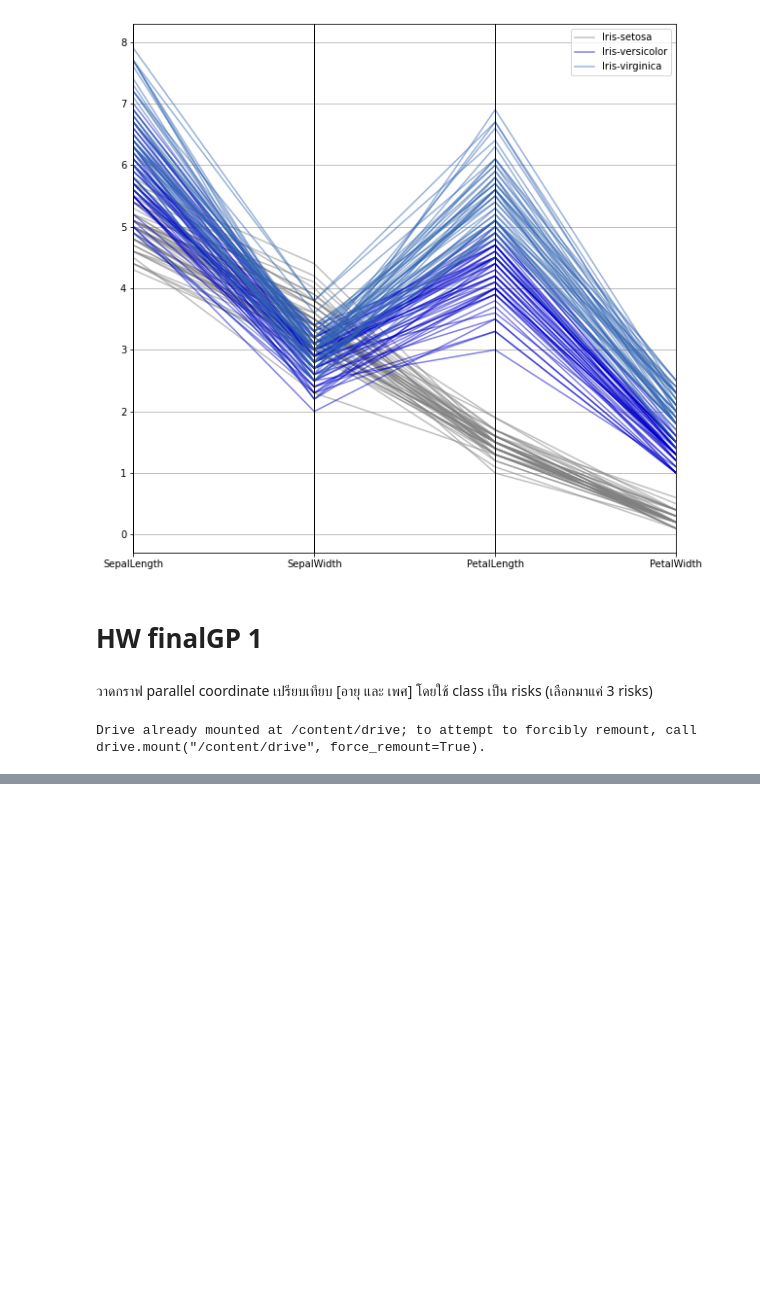
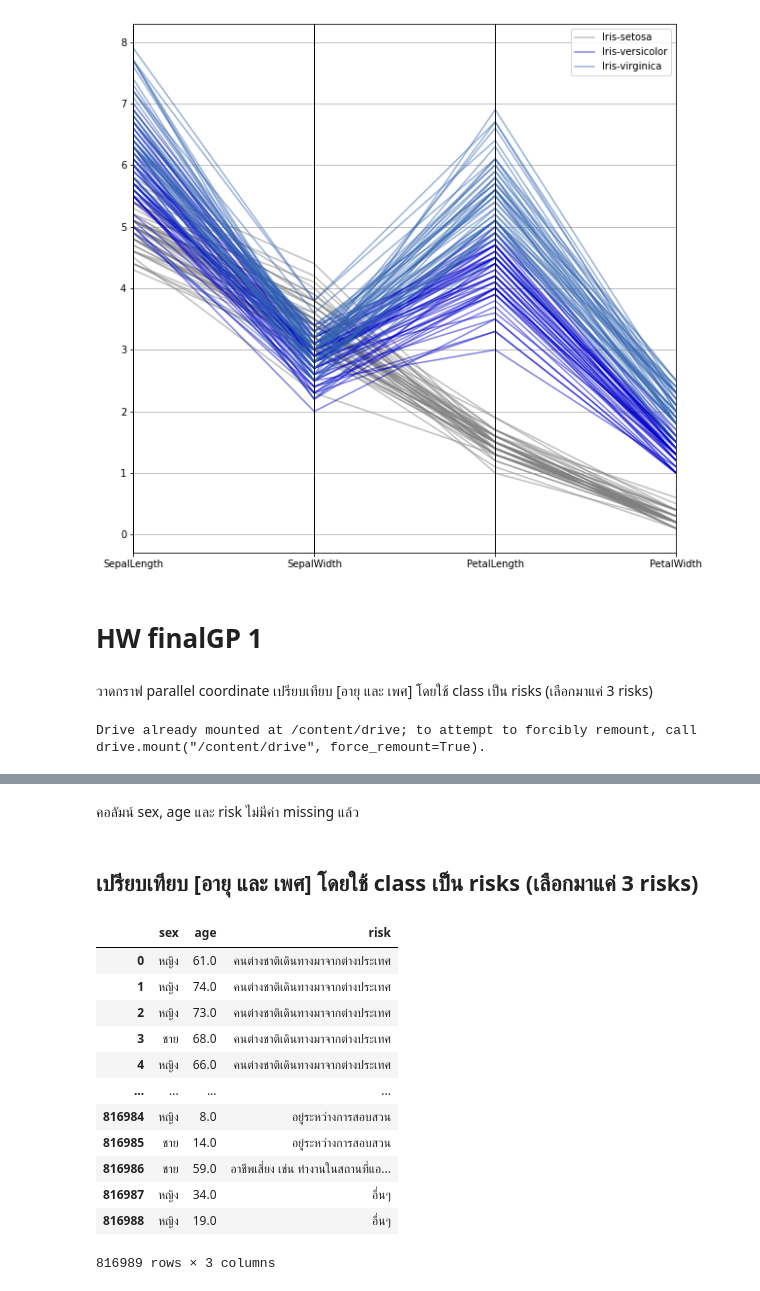
Before and after one commit to Jaomiew/data_viz_2022, a Jupyter notebook: DataViz01_Table_Data.ipynb, the cells around one changed output, grey strips where cells are left out. Drawn from its saved outputs; the diff is of its cells as text; code cells hidden in the pictures; blank space fills up the shorter version.

```diff
--- a/DataViz01_Table_Data.ipynb
+++ b/DataViz01_Table_Data.ipynb
@@ -157,0 +252,6 @@ ValueError: ignored
+# %%
+# แทนค่า NaN ในคอลัมน์ sex ด้วย 'ชาย' จำนวน mq ค่า
+data_covid[['sex']] = data_covid[['sex']].fillna('ชาย',limit=int(mq))
+# %%
+# แทนค่า NaN ในคอลัมน์ sex ด้วย 'หญิง' จำนวน fmq ค่า
+data_covid[['sex']] = data_covid[['sex']].fillna('หญิง',limit=int(fmq))
@@ -157,0 +273,5 @@ ValueError: ignored
+# %%
+avg_age = data_covid[['age']].mean()
+
+# แทนค่าเฉลี่ยของอายุลงในค่าวาง
+data_covid[['age']] = data_covid[['age']].fillna(avg_age)
@@ -157,0 +280,3 @@ ValueError: ignored
+# %%
+# แทนค่า nan ใน column 'risk' ด้วย 'ไม่ได้ระบุข้อมูล'
+data_covid[['risk']] = data_covid[['risk']].fillna('ไม่ได้ระบุข้อมูล')
@@ -157,0 +299,22 @@ ValueError: ignored
+# %% [markdown]
+คอลัมน์ sex, age และ risk ไม่มีค่า missing แล้ว
+# %% [markdown]
+## **เปรียบเทียบ [อายุ และ เพศ] โดยใช้ class เป็น risks (เลือกมาแค่ 3 risks)**
+# %%
+# เลือกมาเฉพาะคอลัมน์ที่ต้องการ
+new_data = data_covid[['sex','age','risk']]
+new_data
+# %% [output]
+|  | sex | age | risk |
+| 0 | หญิง | 61.0 | คนต่างชาติเดินทางมาจากต่างประเทศ |
+| 1 | หญิง | 74.0 | คนต่างชาติเดินทางมาจากต่างประเทศ |
+| 2 | หญิง | 73.0 | คนต่างชาติเดินทางมาจากต่างประเทศ |
+| 3 | ชาย | 68.0 | คนต่างชาติเดินทางมาจากต่างประเทศ |
+| 4 | หญิง | 66.0 | คนต่างชาติเดินทางมาจากต่างประเทศ |
+| ... | ... | ... | ... |
+| 816984 | หญิง | 8.0 | อยู่ระหว่างการสอบสวน |
+| 816985 | ชาย | 14.0 | อยู่ระหว่างการสอบสวน |
+| 816986 | ชาย | 59.0 | อาชีพเสี่ยง เช่น ทำงานในสถานที่แอ... |
+| 816987 | หญิง | 34.0 | อื่นๆ |
+| 816988 | หญิง | 19.0 | อื่นๆ |
+816989 rows × 3 columns
```
Also changed, not shown: parts of 37 cells of this notebook.
